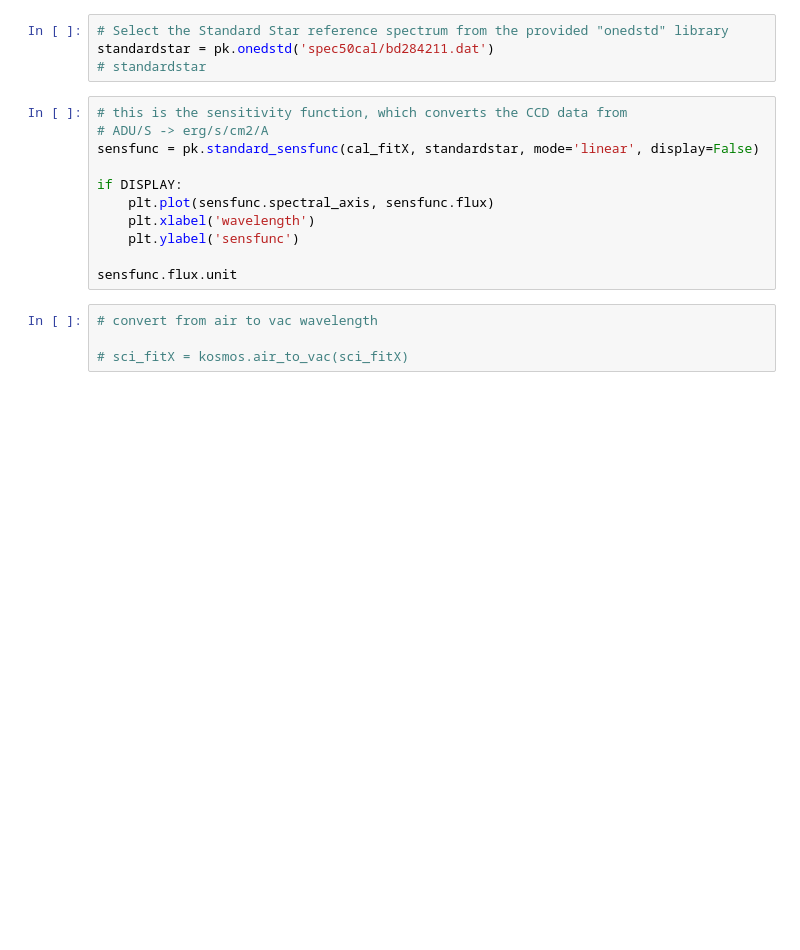
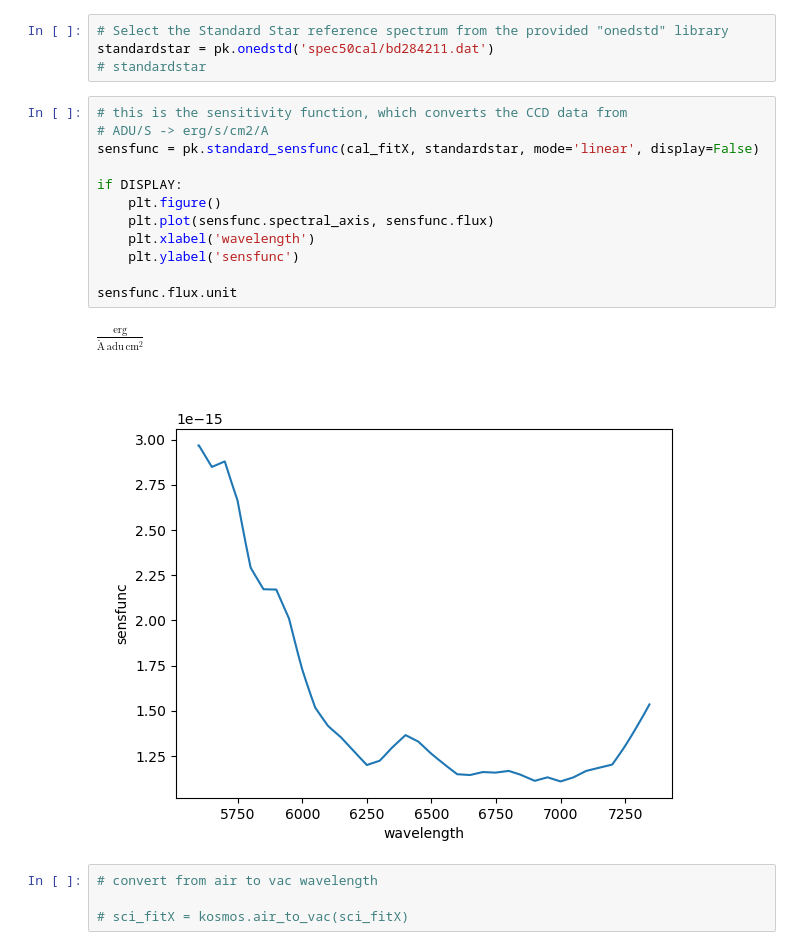
Before and after one commit to jradavenport/pykosmos, a Jupyter notebook: notebooks/apo05workflow-DTW-example.ipynb, the cells around one changed output. Drawn from its saved outputs; the diff is of its cells as text; blank space fills up the shorter version.

```diff
--- a/notebooks/apo05workflow-DTW-example.ipynb
+++ b/notebooks/apo05workflow-DTW-example.ipynb
@@ -346,14 +368,18 @@ standardstar = pk.onedstd('spec50cal/bd284211.dat')
 # %%
 # this is the sensitivity function, which converts the CCD data from
 # ADU/S -> erg/s/cm2/A
 sensfunc = pk.standard_sensfunc(cal_fitX, standardstar, mode='linear', display=False)
 
 if DISPLAY:
+    plt.figure()
     plt.plot(sensfunc.spectral_axis, sensfunc.flux)
     plt.xlabel('wavelength')
     plt.ylabel('sensfunc')
 
 sensfunc.flux.unit
+# %% [output]
+$\mathrm{\frac{erg}{\mathring{A}\,adu\,cm^{2}}}$
+[figure, added]
 # %%
 # convert from air to vac wavelength
 
```
Also changed, not shown: parts of 10 cells of this notebook.
